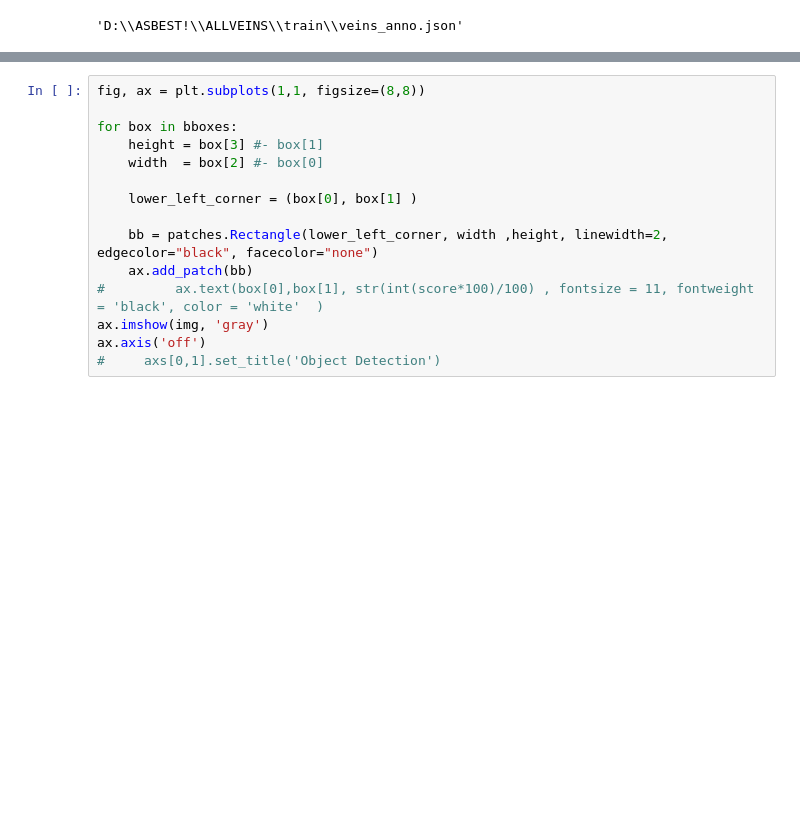
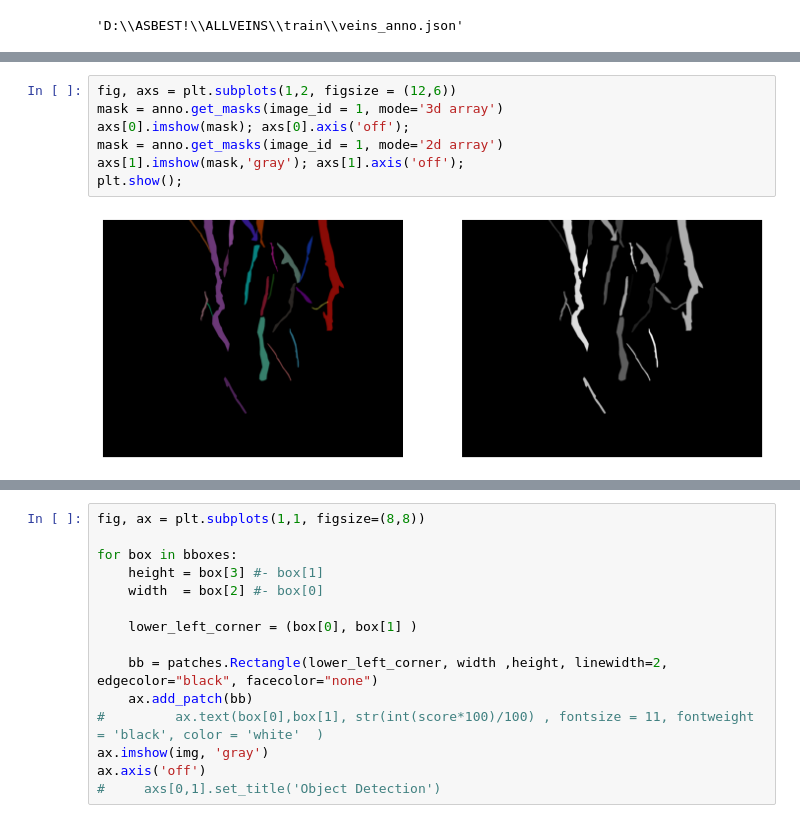
Before and after one commit to MVRonkin/ASBEST_VEINS_LABELING, a Jupyter notebook: coco_annotation3.ipynb, the cells around one changed output, grey strips where cells are left out. Cells and saved outputs as stored; diff of their text form; blank space fills up the shorter version.

```diff
--- a/coco_annotation3.ipynb
+++ b/coco_annotation3.ipynb
@@ -93,0 +85,9 @@ anno.anno_path
+# %%
+fig, axs = plt.subplots(1,2, figsize = (12,6))
+mask = anno.get_masks(image_id = 1, mode='3d array')
+axs[0].imshow(mask); axs[0].axis('off');
+mask = anno.get_masks(image_id = 1, mode='2d array')
+axs[1].imshow(mask,'gray'); axs[1].axis('off');
+plt.show();
+# %% [output]
+[figure, added]
```
Also changed, not shown: parts of 14 cells of this notebook, 4 other files.
